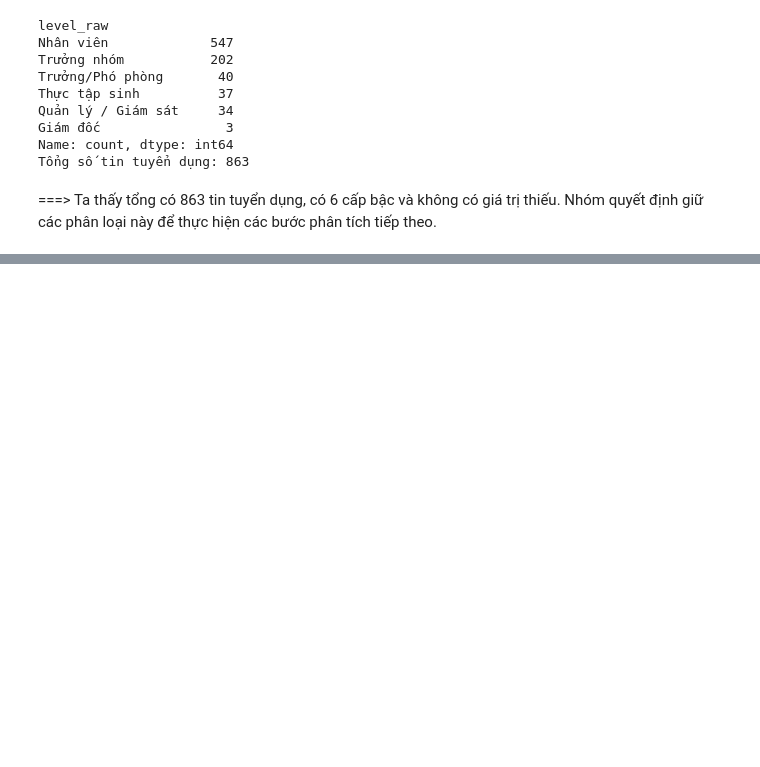
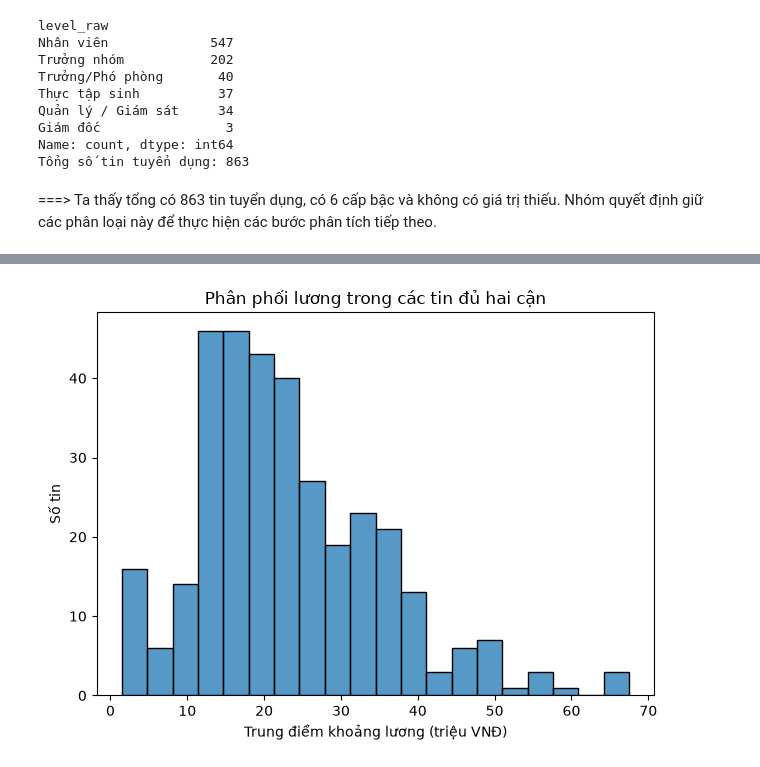
Before and after one commit to maithanhai/data-mining, a Jupyter notebook: notebooks/Nhom07_MiningPipeline.ipynb, the cells around one changed output, grey strips where cells are left out. Drawn from its saved outputs; the diff is of its cells as text; code cells hidden in the pictures; blank space fills up the shorter version.

```diff
--- a/notebooks/Nhom07_MiningPipeline.ipynb
+++ b/notebooks/Nhom07_MiningPipeline.ipynb
@@ -531,0 +917,19 @@ Kích thước dữ liệu sạch: 863
+# %%
+salary_df = df_eda.dropna(
+    subset=["salary_min", "salary_max"]
+).copy()
+
+salary_df["salary_mid_million"] = (
+    (salary_df["salary_min"] + salary_df["salary_max"])
+    / 2
+    / 1_000_000
+)
+
+print("Tổng số tin:", len(df_eda))
+print("Số tin đủ hai cận lương:", len(salary_df))
+
+display(
+    salary_df[
+        ["salary_min", "salary_max", "salary_mid_million"]
+    ].head()
+)
@@ -531,0 +957,19 @@ Kích thước dữ liệu sạch: 863
+# %%
+sns.histplot(
+    data=salary_df,
+    x="salary_mid_million",
+    bins=20
+)
+
+plt.xlabel("Trung điểm khoảng lương (triệu VNĐ)")
+plt.ylabel("Số tin")
+plt.title("Phân phối lương trong các tin đủ hai cận")
+plt.tight_layout()
+plt.savefig(
+    figures_dir / "salary_distribution.png",
+    dpi=150,
+    bbox_inches="tight"
+)
+plt.show()
+# %% [output]
+[figure, added]
```
Also changed, not shown: parts of 56 cells of this notebook, 14 other files.
